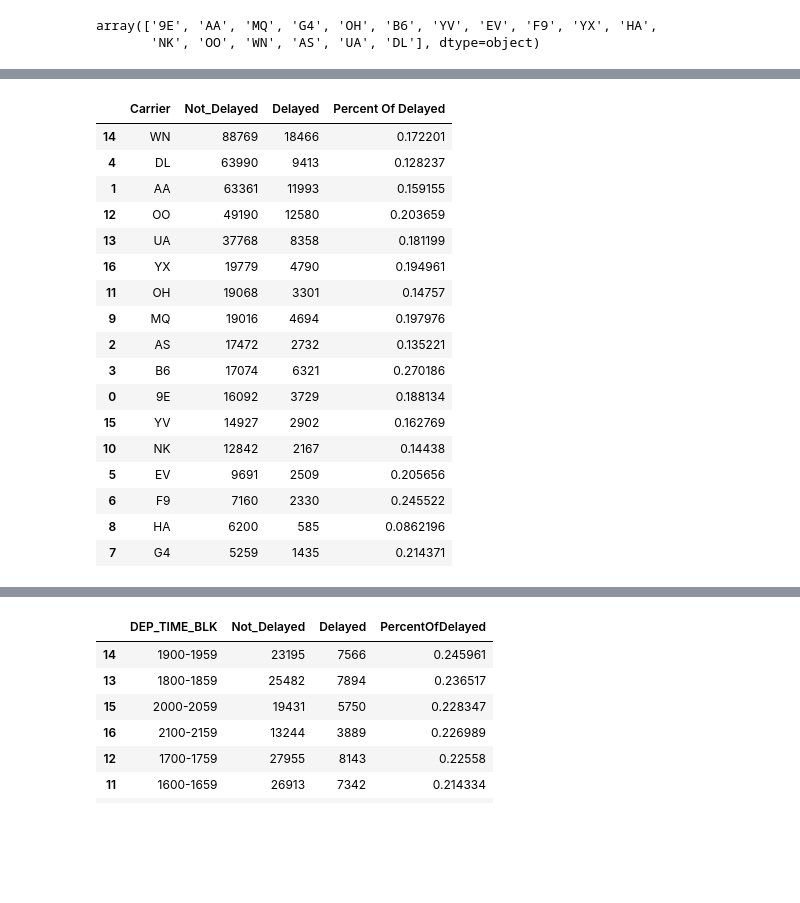
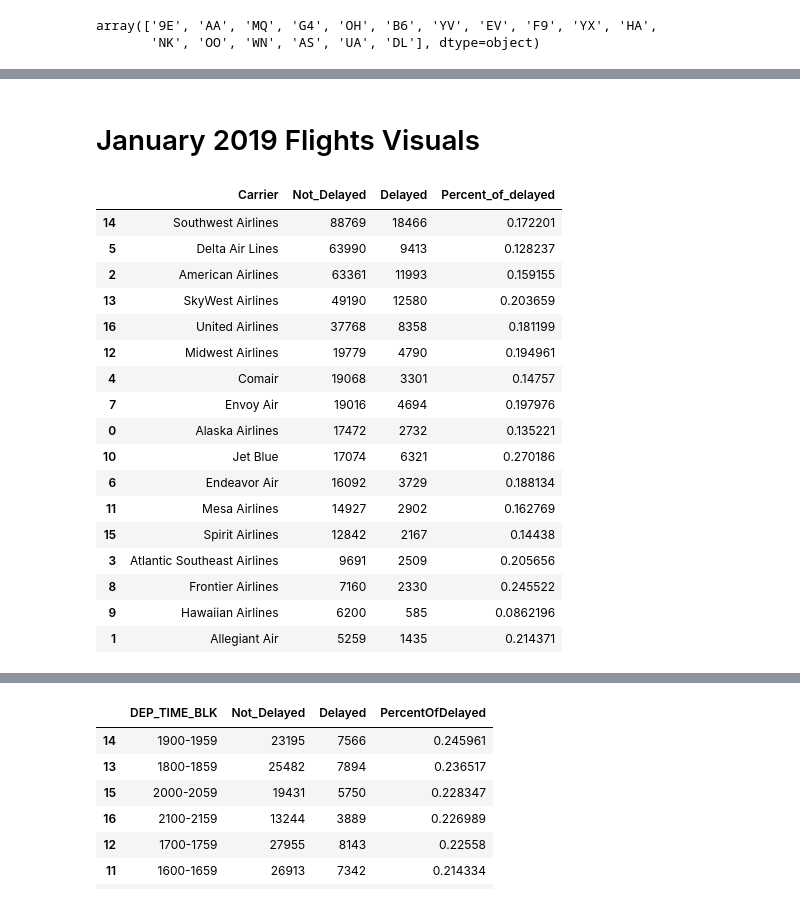
Before and after one commit to Duegan24/Final_Project, a Jupyter notebook: Database/Flights_Data-Visuals.ipynb, the cells around one changed output, grey strips where cells are left out. Drawn from its saved outputs; the diff is of its cells as text; code cells hidden in the pictures; blank space fills up the shorter version.

```diff
--- a/Database/Flights_Data-Visuals.ipynb
+++ b/Database/Flights_Data-Visuals.ipynb
@@ -182,0 +206,3 @@ array(['9E', 'AA', 'MQ', 'G4', 'OH', 'B6', 'YV', 'EV', 'F9', 'YX', 'HA',
+# %%
+jan_19_clean = jan_19_join.drop("OP_CARRIER_AIRLINE_ID_y", axis=1)
+jan_19_clean.head()
@@ -182,0 +217,3 @@ array(['9E', 'AA', 'MQ', 'G4', 'OH', 'B6', 'YV', 'EV', 'F9', 'YX', 'HA',
+# %%
+airport_codes_df = airport_codes
+airport_codes_df.head()
@@ -182,0 +227,3 @@ array(['9E', 'AA', 'MQ', 'G4', 'OH', 'B6', 'YV', 'EV', 'F9', 'YX', 'HA',
+# %%
+jan_19_join = jan_19_clean.merge(airport_codes_df, on ="ORIGIN", how="left")
+jan_19_join.head()
@@ -182,0 +238,3 @@ array(['9E', 'AA', 'MQ', 'G4', 'OH', 'B6', 'YV', 'EV', 'F9', 'YX', 'HA',
+# %%
+jan_19_clean = jan_19_join
+jan_19_clean.head()
@@ -183,26 +249,28 @@ array(['9E', 'AA', 'MQ', 'G4', 'OH', 'B6', 'YV', 'EV', 'F9', 'YX', 'HA',
+# %% [markdown]
+# January 2019 Flights Visuals
 # %%
 # Airlines and the percentage of delayed flight vs total flights.
-df_carrier=pd.DataFrame(jan_19_clean.groupby(["OP_CARRIER","DEP_DEL15"])["ORIGIN_AIRPORT_ID"].count().unstack("DEP_DEL15").reset_index().values,columns=["Carrier","Not_Delayed","Delayed"])
-df_carrier["Percent Of Delayed"]=df_carrier.Delayed /( df_carrier.Delayed+ df_carrier.Not_Delayed)
+df_carrier=pd.DataFrame(jan_19_clean.groupby(["OP_CARRIER_NAME","DEP_DEL15"])["ORIGIN_AIRPORT_ID"].count().unstack("DEP_DEL15").reset_index().values,columns=["Carrier","Not_Delayed","Delayed"])
+df_carrier["Percent_of_delayed"]=df_carrier.Delayed /( df_carrier.Delayed+ df_carrier.Not_Delayed)
 df_carrier.sort_values(by="Not_Delayed",ascending=False,inplace=True)
 df_carrier.head(18)
 # %% [output]
-|  | Carrier | Not_Delayed | Delayed | Percent Of Delayed |
-| 14 | WN | 88769 | 18466 | 0.172201 |
-| 4 | DL | 63990 | 9413 | 0.128237 |
-| 1 | AA | 63361 | 11993 | 0.159155 |
-| 12 | OO | 49190 | 12580 | 0.203659 |
-| 13 | UA | 37768 | 8358 | 0.181199 |
-| 16 | YX | 19779 | 4790 | 0.194961 |
-| 11 | OH | 19068 | 3301 | 0.14757 |
-| 9 | MQ | 19016 | 4694 | 0.197976 |
-| 2 | AS | 17472 | 2732 | 0.135221 |
-| 3 | B6 | 17074 | 6321 | 0.270186 |
-| 0 | 9E | 16092 | 3729 | 0.188134 |
-| 15 | YV | 14927 | 2902 | 0.162769 |
-| 10 | NK | 12842 | 2167 | 0.14438 |
-| 5 | EV | 9691 | 2509 | 0.205656 |
-| 6 | F9 | 7160 | 2330 | 0.245522 |
-| 8 | HA | 6200 | 585 | 0.0862196 |
-| 7 | G4 | 5259 | 1435 | 0.214371 |
+|  | Carrier | Not_Delayed | Delayed | Percent_of_delayed |
+| 14 | Southwest Airlines | 88769 | 18466 | 0.172201 |
+| 5 | Delta Air Lines | 63990 | 9413 | 0.128237 |
+| 2 | American Airlines | 63361 | 11993 | 0.159155 |
+| 13 | SkyWest Airlines | 49190 | 12580 | 0.203659 |
+| 16 | United Airlines | 37768 | 8358 | 0.181199 |
+| 12 | Midwest Airlines | 19779 | 4790 | 0.194961 |
+| 4 | Comair | 19068 | 3301 | 0.14757 |
+| 7 | Envoy Air | 19016 | 4694 | 0.197976 |
+| 0 | Alaska Airlines | 17472 | 2732 | 0.135221 |
+| 10 | Jet Blue | 17074 | 6321 | 0.270186 |
+| 6 | Endeavor Air | 16092 | 3729 | 0.188134 |
+| 11 | Mesa Airlines | 14927 | 2902 | 0.162769 |
+| 15 | Spirit Airlines | 12842 | 2167 | 0.14438 |
+| 3 | Atlantic Southeast Airlines | 9691 | 2509 | 0.205656 |
+| 8 | Frontier Airlines | 7160 | 2330 | 0.245522 |
+| 9 | Hawaiian Airlines | 6200 | 585 | 0.0862196 |
+| 1 | Allegiant Air | 5259 | 1435 | 0.214371 |
 # %%
```
Also changed, not shown: parts of 51 cells of this notebook, 4 other files.
